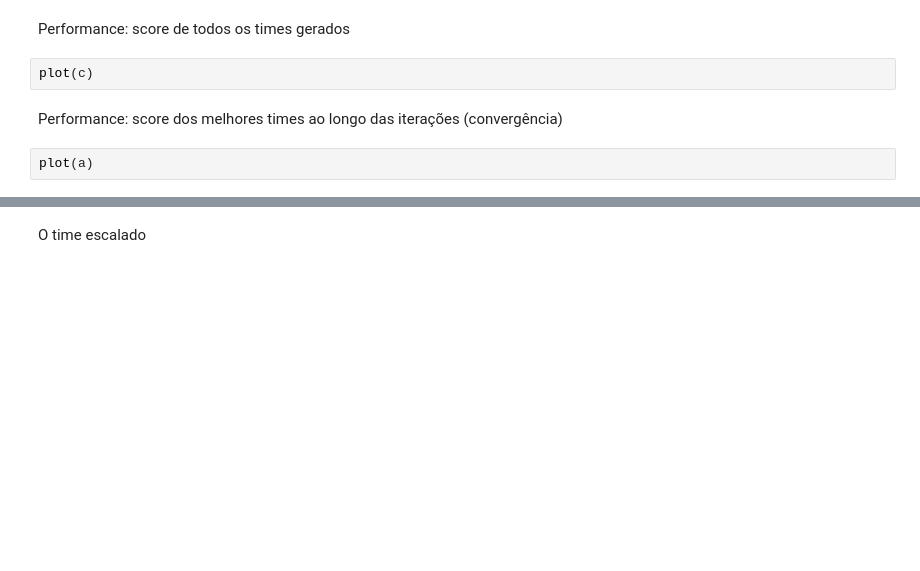
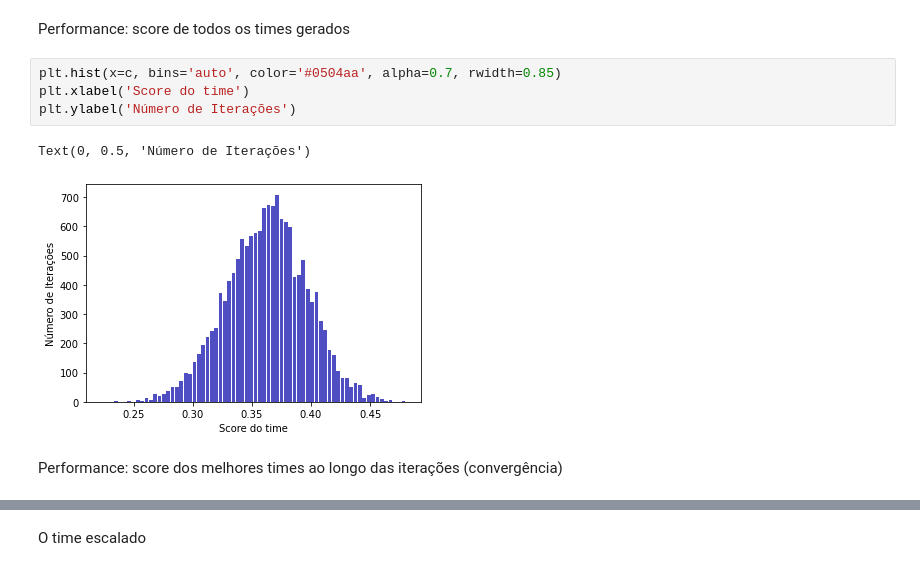
Before and after one commit to lucianogarim/ScalaAI, a Jupyter notebook: ScalaAI.ipynb, the cells around one changed output, grey strips where cells are left out. Cells and saved outputs as stored; diff of their text form; blank space fills up the shorter version.

```diff
--- a/ScalaAI.ipynb
+++ b/ScalaAI.ipynb
@@ -220,8 +228,11 @@ time.preco.sum()
 # %% [markdown]
 Performance: score de todos os times gerados
-# %%
-plot(c)
+# %%
+plt.hist(x=c, bins='auto', color='#0504aa', alpha=0.7, rwidth=0.85)
+plt.xlabel('Score do time')
+plt.ylabel('Número de Iterações')
+# %% [output]
+Text(0, 0.5, 'Número de Iterações')
+[figure, added]
 # %% [markdown]
 Performance: score dos melhores times ao longo das iterações (convergência)
-# %%
-plot(a)
```
Also changed, not shown: parts of 10 cells of this notebook.
